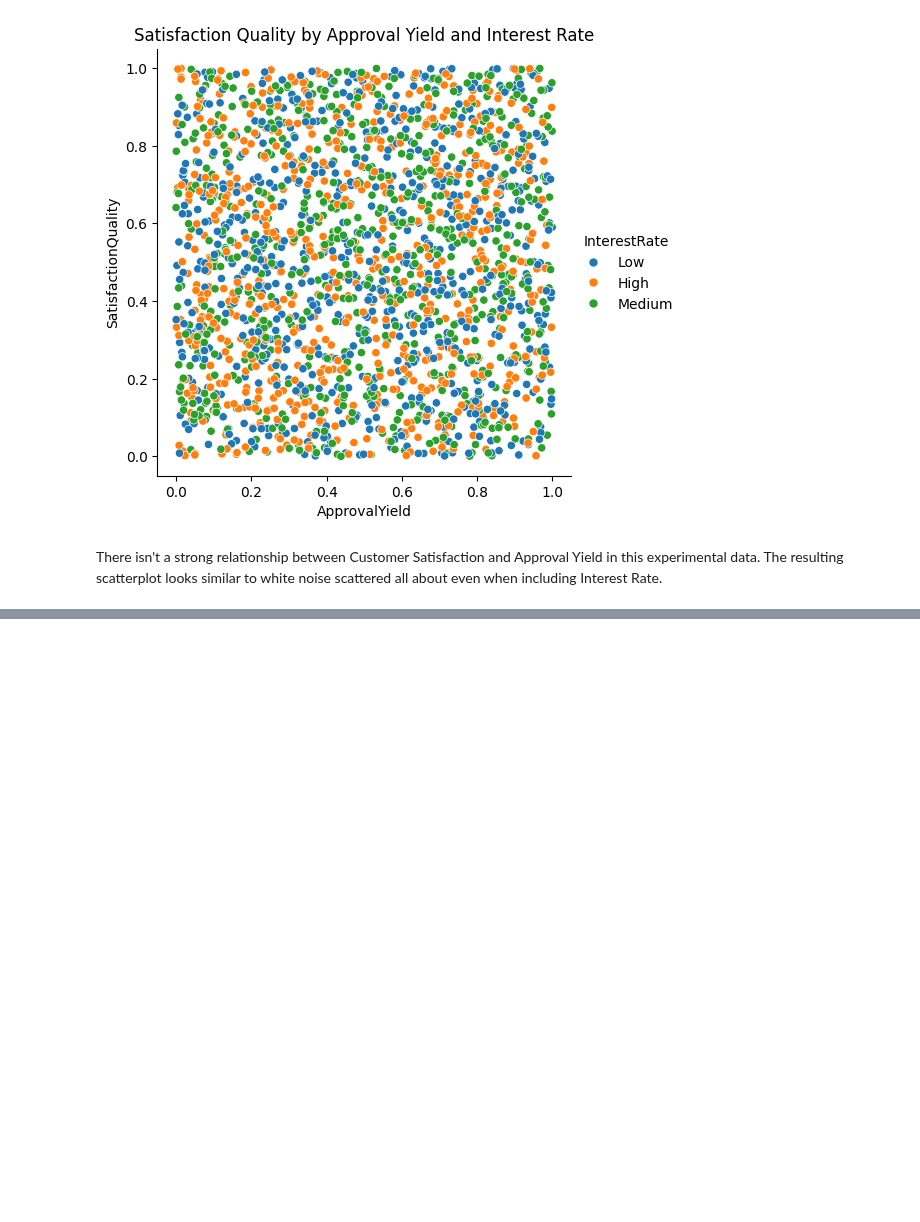
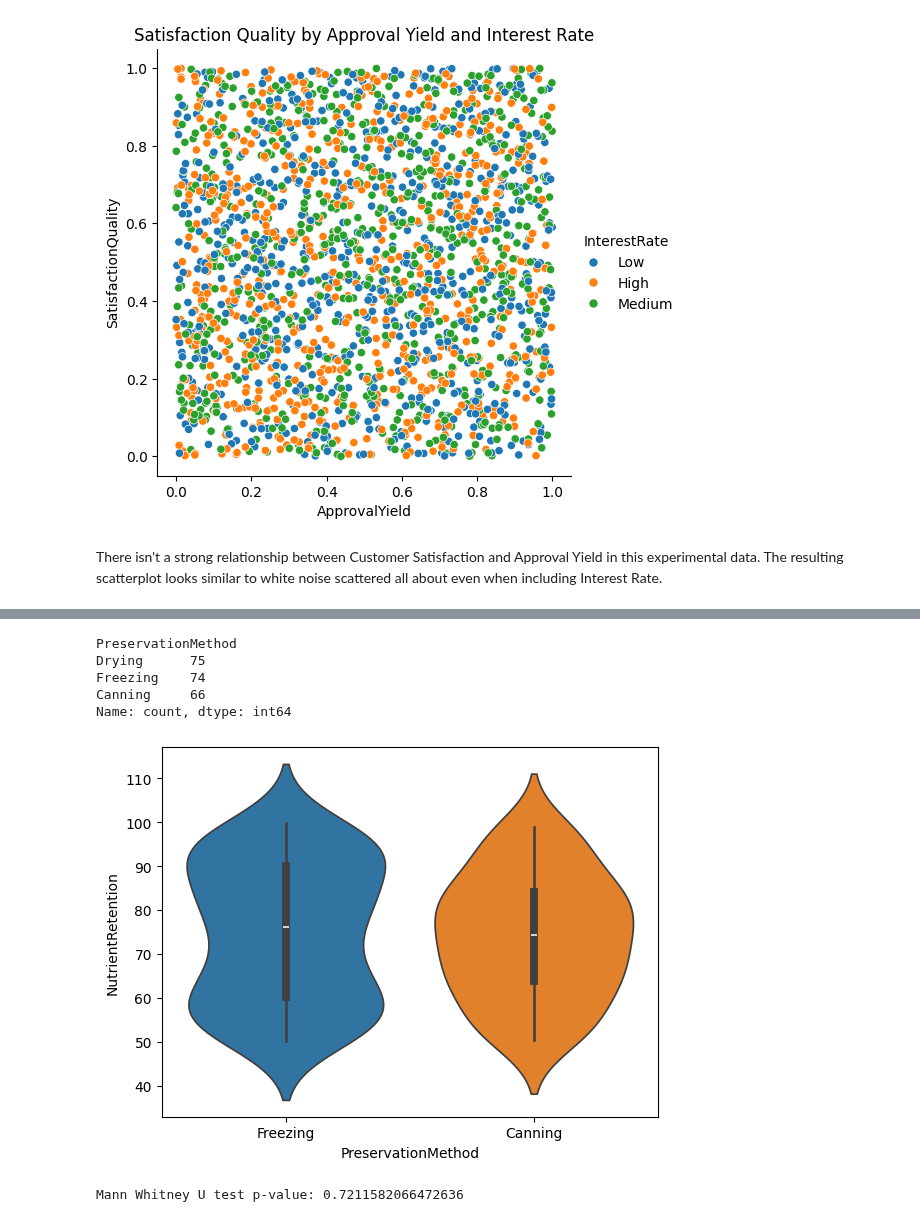
Before and after one commit to MichaelSzczepaniak/DataCamp, a Jupyter notebook: Tracks/Associate Data Scientist/30 Experimental Design in Python/ExperimentalDesignPython.ipynb, the cells around one changed output, grey strips where cells are left out. Drawn from its saved outputs; the diff is of its cells as text; code cells hidden in the pictures; blank space fills up the shorter version.

```diff
--- a/Tracks/Associate Data Scientist/30 Experimental Design in Python/ExperimentalDesignPython.ipynb
+++ b/Tracks/Associate Data Scientist/30 Experimental Design in Python/ExperimentalDesignPython.ipynb
@@ -902,0 +959,34 @@ There isn't a strong relationship between Customer Satisfaction and Approval Yie
+# %%
+from scipy.stats import mannwhitneyu
+
+print(food_preservation['PreservationMethod'].value_counts())
+# Filter to Freezing and Canning data
+condensed_food_data = food_preservation[food_preservation['PreservationMethod'].isin(['Freezing', 'Canning'])]
+
+# Create a violin plot for nutrient retention by preservation method
+sns.violinplot(data=condensed_food_data,
+     x="PreservationMethod",
+     y="NutrientRetention",
+     hue="PreservationMethod")
+plt.show()
+# %% [output]
+PreservationMethod
+Drying      75
+Freezing    74
+Canning     66
+Name: count, dtype: int64
+[figure, added]
+# %%
+# Separate nutrient retention for Freezing and Canning methods
+freezing = food_preservation[food_preservation['PreservationMethod'] == 'Freezing']['NutrientRetention']
+canning = food_preservation[food_preservation['PreservationMethod'] == 'Canning']['NutrientRetention']
+
+# Perform Mann Whitney U test
+u_stat, p_val = mannwhitneyu(
+    freezing, canning
+)
+
+# Print the p-value
+print("Mann Whitney U test p-value:", p_val)
+# %% [output]
+Mann Whitney U test p-value: 0.7211582066472636
```
Also changed, not shown: parts of 13 cells of this notebook.
